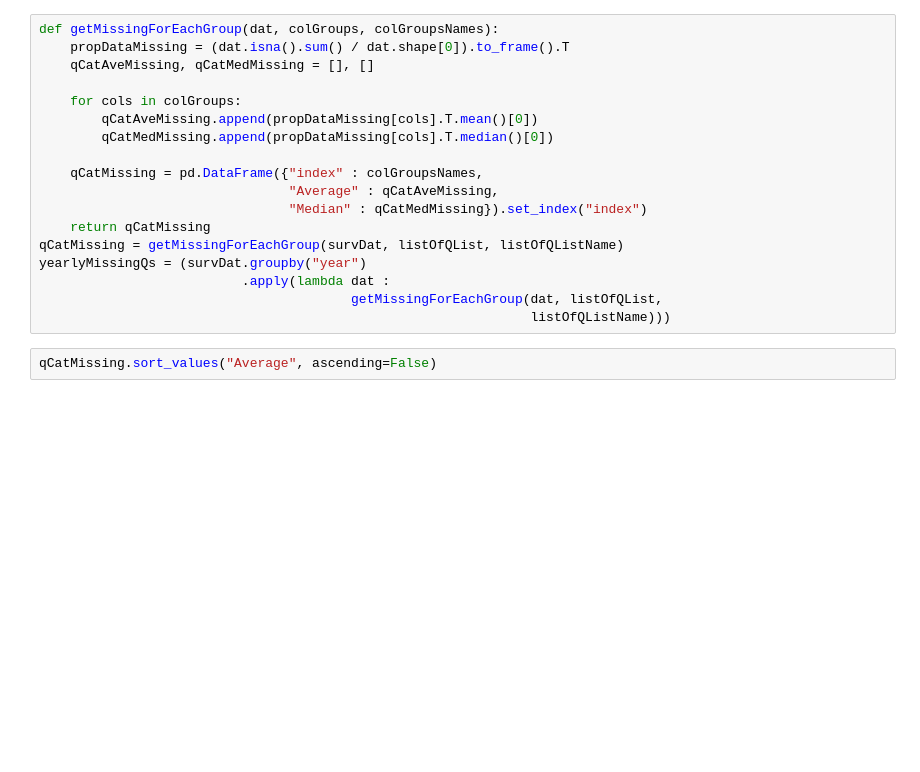
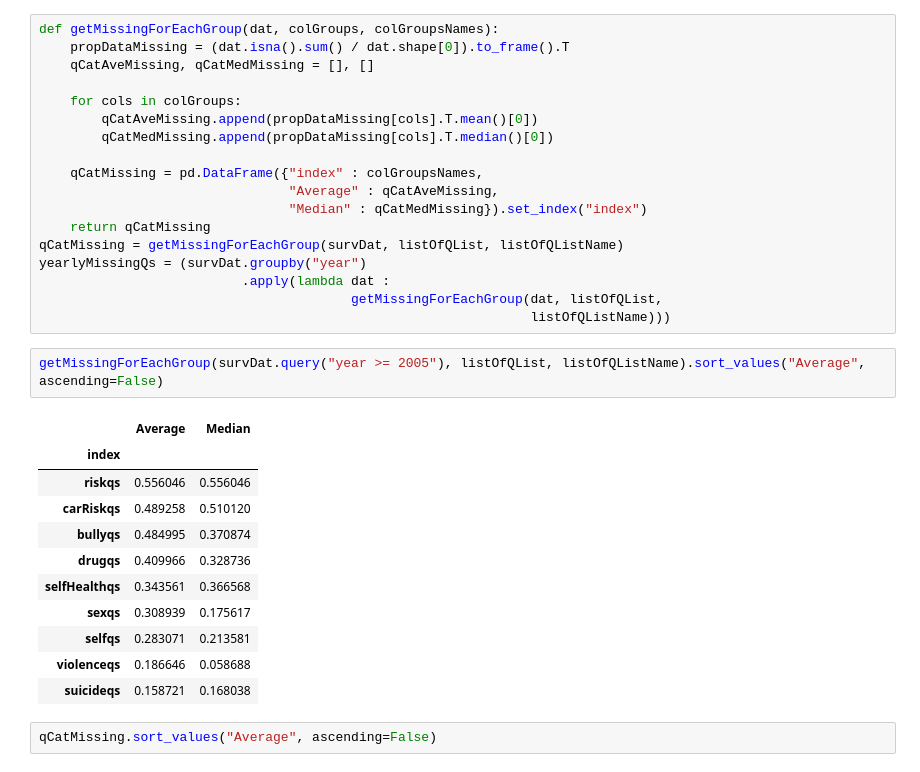
Before and after one commit to brodyee/STATS551_Project, a Jupyter notebook: eda/brodysEDA.ipynb, the cells around one changed output. Drawn from its saved outputs; the diff is of its cells as text; blank space fills up the shorter version.

```diff
--- a/eda/brodysEDA.ipynb
+++ b/eda/brodysEDA.ipynb
@@ -247,6 +247,20 @@ yearlyMissingQs = (survDat.groupby("year")
                           .apply(lambda dat :
                                         getMissingForEachGroup(dat, listOfQList,
                                                                listOfQListName)))
+# %%
+getMissingForEachGroup(survDat.query("year >= 2005"), listOfQList, listOfQListName).sort_values("Average", ascending=False)
+# %% [output]
+|  | Average | Median |
+| index |  |  |
+| riskqs | 0.556046 | 0.556046 |
+| carRiskqs | 0.489258 | 0.510120 |
+| bullyqs | 0.484995 | 0.370874 |
+| drugqs | 0.409966 | 0.328736 |
+| selfHealthqs | 0.343561 | 0.366568 |
+| sexqs | 0.308939 | 0.175617 |
+| selfqs | 0.283071 | 0.213581 |
+| violenceqs | 0.186646 | 0.058688 |
+| suicideqs | 0.158721 | 0.168038 |
 # %%
 qCatMissing.sort_values("Average", ascending=False)
 # %% [output]
```
Also changed, not shown: parts of 2 cells of this notebook.
